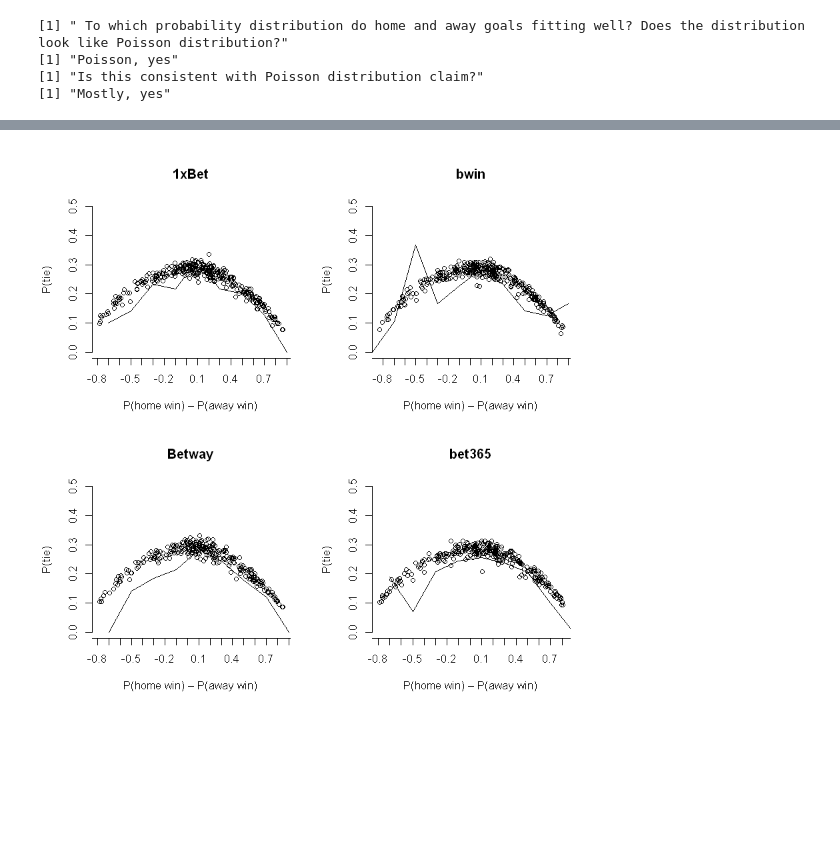
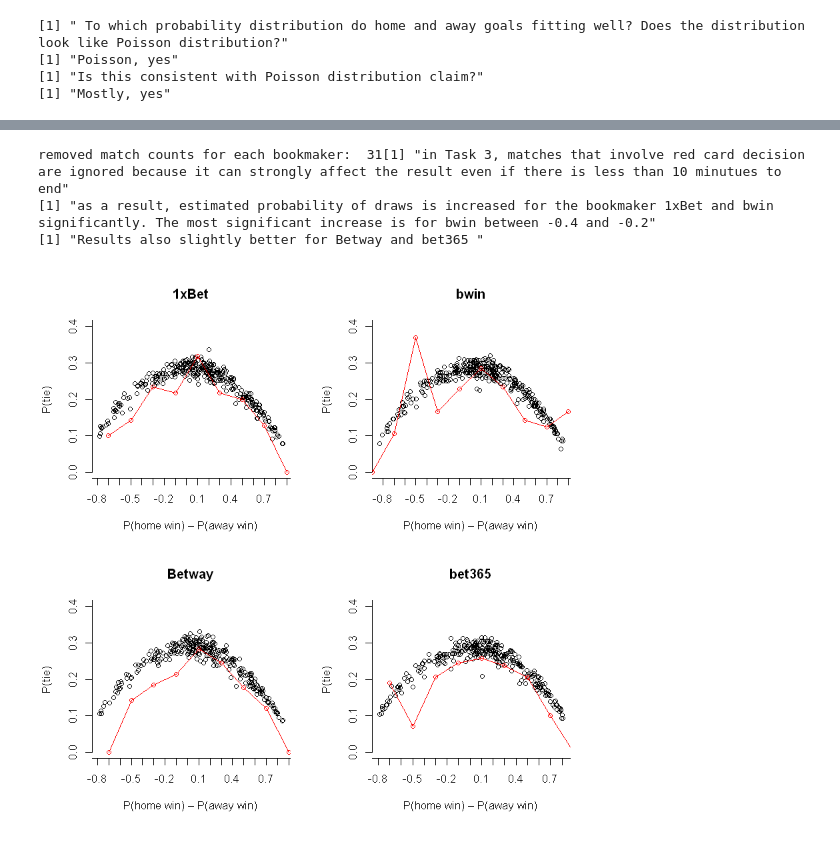
Before and after one commit to BU-IE-582/fall19-onurboy123, a Jupyter notebook: homework.ipynb, the cells around one changed output, grey strips where cells are left out. Saved outputs shown, nothing was run; the diff lists cells and outputs as text; code cells hidden in the pictures; blank space fills up the shorter version.

```diff
--- a/homework.ipynb
+++ b/homework.ipynb
@@ -249,25 +249,25 @@ real_probability_bet365 = rowSums(bins_correct_guess_bet365)/ rowSums(bins_bet36
 
 
 par(mfrow=c(2,2))
-plot(delta_home_away_win,pnormal_premier_league_bets_1xBet_1x2[2,], xlab = "P(home win) – P(away win)", ylab = "P(tie)",axes ="FALSE",main= "1xBet")
+plot(delta_home_away_win,pnormal_premier_league_bets_1xBet_1x2[2,], xlab = "P(home win) – P(away win)", ylab = "P(tie)",axes ="FALSE",main= "1xBet",ylim=c(0,0.4))
 axis(side = 2, at = seq(0,0.5,0.1))
 axis(side = 1, at = seq(-1,1,0.1))
-lines(seq(-0.9,0.9,0.2),real_probability,type = 'l')
+lines(seq(-0.9,0.9,0.2),real_probability,type="o",col = "red")
 
-plot(delta_home_away_win_bwin,pnormal_premier_league_bets_bwin_1x2[2,], xlab = "P(home win) – P(away win)", ylab = "P(tie)",axes ="FALSE",main= "bwin")
+plot(delta_home_away_win_bwin,pnormal_premier_league_bets_bwin_1x2[2,], xlab = "P(home win) – P(away win)", ylab = "P(tie)",axes ="FALSE",main= "bwin",ylim=c(0,0.4))
 axis(side = 2, at = seq(0,0.5,0.1))
 axis(side = 1, at = seq(-1,1,0.1))
-lines(seq(-0.9,0.9,0.2),real_probability,type = 'l')
+lines(seq(-0.9,0.9,0.2),real_probability,type="o",col = "red")
 
-plot(delta_home_away_win_Betway,pnormal_premier_league_bets_Betway_1x2[2,], xlab = "P(home win) – P(away win)", ylab = "P(tie)",axes ="FALSE",main= "Betway")
+plot(delta_home_away_win_Betway,pnormal_premier_league_bets_Betway_1x2[2,], xlab = "P(home win) – P(away win)", ylab = "P(tie)",axes ="FALSE",main= "Betway",ylim=c(0,0.4))
 axis(side = 2, at = seq(0,0.5,0.1))
 axis(side = 1, at = seq(-1,1,0.1))
-lines(seq(-0.9,0.9,0.2),real_probability_Betway,type = 'l')
+lines(seq(-0.9,0.9,0.2),real_probability_Betway,type="o",col = "red")
 
-plot(delta_home_away_win_bet365,pnormal_premier_league_bets_bet365_1x2[2,], xlab = "P(home win) – P(away win)", ylab = "P(tie)",axes ="FALSE",main= "bet365")
+plot(delta_home_away_win_bet365,pnormal_premier_league_bets_bet365_1x2[2,], xlab = "P(home win) – P(away win)", ylab = "P(tie)",axes ="FALSE",main= "bet365",ylim=c(0,0.4))
 axis(side = 2, at = seq(0,0.5,0.1))
 axis(side = 1, at = seq(-1,1,0.1))
-lines(seq(-0.9,0.9,0.2),real_probability_bet365,type = 'l')
+lines(seq(-0.9,0.9,0.2),real_probability_bet365,type="o",col = "red")
 
 
 ###############################  TASK 3 #########################################
@@ -287,7 +287,7 @@ premier_league_bets = bets[ind_bet_premier_league,]
 stats_at_least_one_red_card = stats[(is.na(stats$home_RedCards)=="FALSE" & stats$home_RedCards > 0) | (is.na(stats$away_RedCards)=="FALSE" & stats$away_RedCards > 0) ,,][,c("match_id","home_RedCards","away_RedCards")]
 ind_premier_league_red_card=  na.omit(match(stats_at_least_one_red_card$match_id,premier_league_match_id))
 
-
+number_of_matches_all = c(0)
 par(mfrow=c(2,2))
 
 
@@ -329,15 +329,19 @@ for(j in c("1xBet","bwin","Betway","bet365")){
 
   real_probability_all_nrc = rowSums(bins_correct_guess_all_nrc)/ rowSums(bins_all_nrc)
 
-  plot(delta_home_away_win_no_red_card,pnormal_premier_league_bets_all_1x2_no_red_Card[2,], xlab = "P(home win) – P(away win)", ylab = "P(tie)",axes ="FALSE",main= j,ylim=c(0,0.5))
+  plot(delta_home_away_win_no_red_card,pnormal_premier_league_bets_all_1x2_no_red_Card[2,], xlab = "P(home win) – P(away win)", ylab = "P(tie)",axes ="FALSE",main= j,ylim=c(0,0.4))
   axis(side = 2, at = seq(0,0.5,0.1))
   axis(side = 1, at = seq(-1,1,0.1))
-  lines(seq(-0.9,0.9,0.2),real_probability_all_nrc,type = 'l')
+  lines(seq(-0.9,0.9,0.2),real_probability_all_nrc,type="o",col = "red")
 
-  match(j,c("1xBet","bwin","Betway","bet365"))
-
+  number_of_matches_all[match(j,c("1xBet","bwin","Betway","bet365"))] <- NROW(premier_league_bets_all_x_no_red_card)
 
 }
+
+cat("removed match counts for each bookmaker: ",NROW(premier_league_bets_1xBet_x)-number_of_matches_all[1])
+print("in Task 3, matches that involve red card decision are ignored because it can strongly affect the result even if there is less than 10 minutues to end")
+print("as a result, estimated probability of draws is increased for the bookmaker 1xBet and bwin significantly. The most significant increase is for bwin between -0.4 and -0.2")
+print("Results also slightly better for Betway and bet365 ")
 # %% [output]
 [1] " To which probability distribution do home and away goals fitting well? Does the distribution look like Poisson distribution?"
 [1] "Poisson, yes"
@@ -348 +352,4 @@ for(j in c("1xBet","bwin","Betway","bet365")){
+removed match counts for each bookmaker:  31[1] "in Task 3, matches that involve red card decision are ignored because it can strongly affect the result even if there is less than 10 minutues to end"
+[1] "as a result, estimated probability of draws is increased for the bookmaker 1xBet and bwin significantly. The most significant increase is for bwin between -0.4 and -0.2"
+[1] "Results also slightly better for Betway and bet365 "
-[figure, old version]
+[figure, new version]
```
Also changed, not shown: parts of 1 cell of this notebook, 1 other file.
